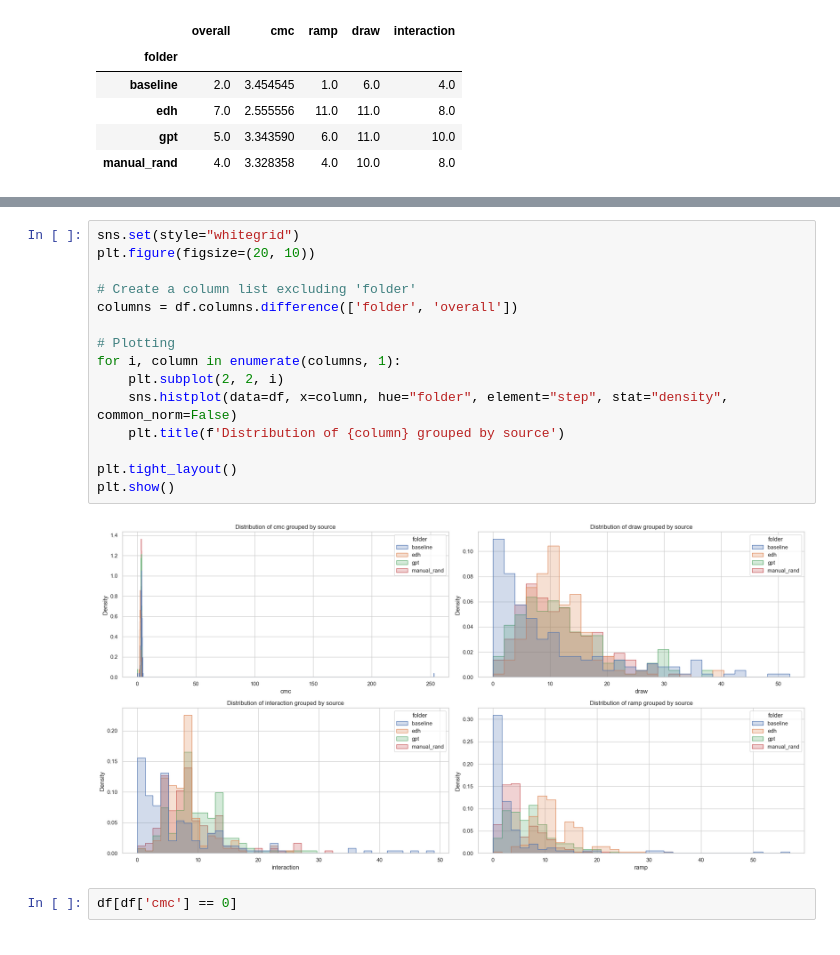
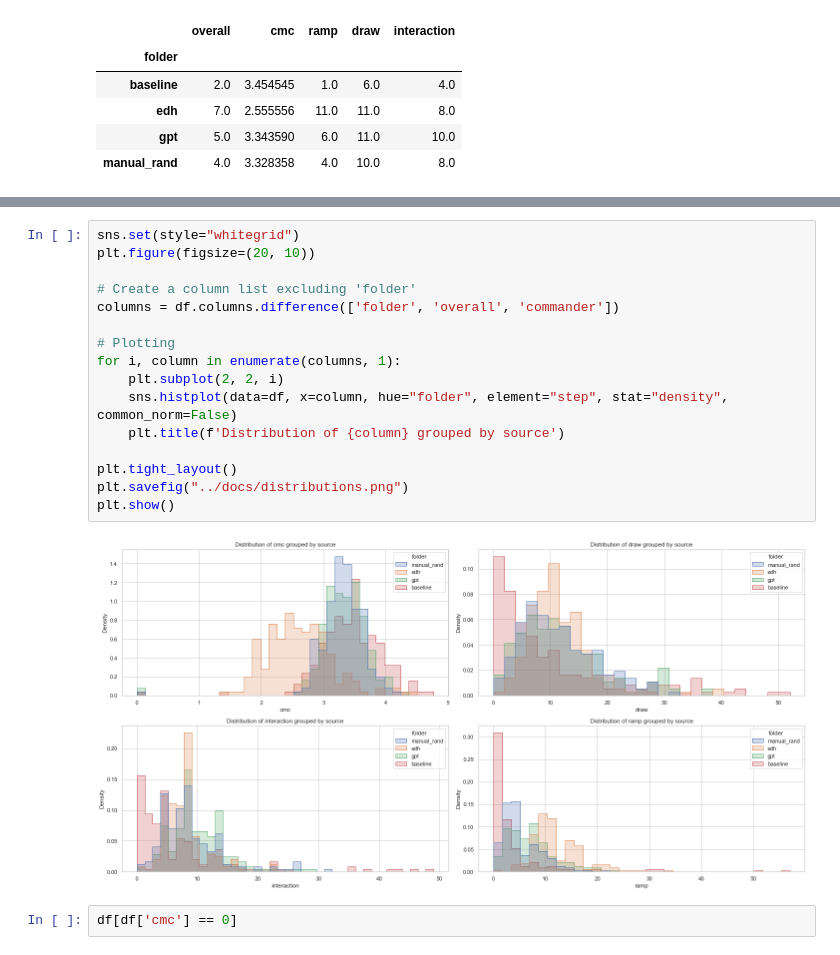
Before and after one commit to evelynyee/edh-llm, a Jupyter notebook: scripts/results.ipynb, the cells around one changed output, grey strips where cells are left out. Drawn from its saved outputs; the diff is of its cells as text.

Commit message:
added images to docs

```diff
--- a/scripts/results.ipynb
+++ b/scripts/results.ipynb
@@ -90,20 +110,21 @@ df.groupby('folder').mean()
 # %%
 sns.set(style="whitegrid")
 plt.figure(figsize=(20, 10))
 
 # Create a column list excluding 'folder'
-columns = df.columns.difference(['folder', 'overall'])
+columns = df.columns.difference(['folder', 'overall', 'commander'])
 
 # Plotting
 for i, column in enumerate(columns, 1):
     plt.subplot(2, 2, i)
     sns.histplot(data=df, x=column, hue="folder", element="step", stat="density", common_norm=False)
     plt.title(f'Distribution of {column} grouped by source')
 
 plt.tight_layout()
+plt.savefig("../docs/distributions.png")
 plt.show()
 # %% [output]
-[figure, old version]
+[figure, new version]
 # %%
 df[df['cmc'] == 0]
 # %% [output]
```
Also changed, not shown: parts of 7 cells of this notebook, 2 other files.
